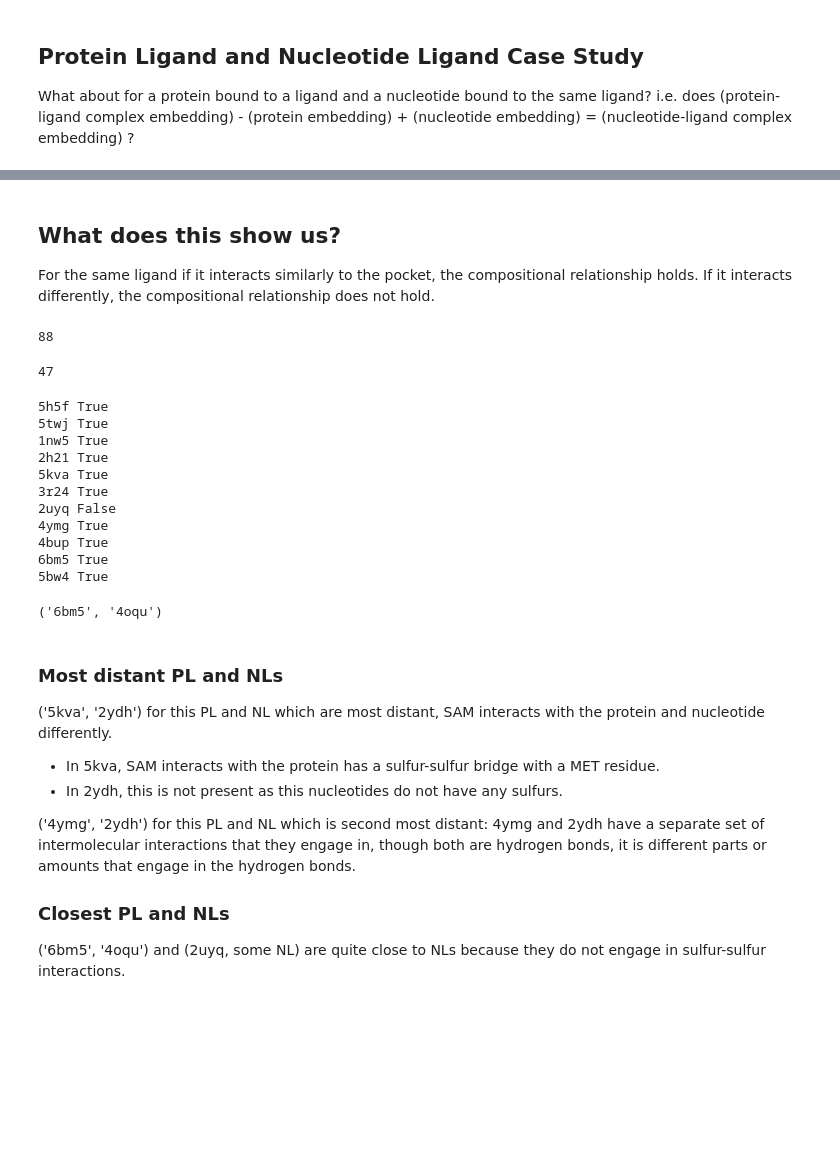
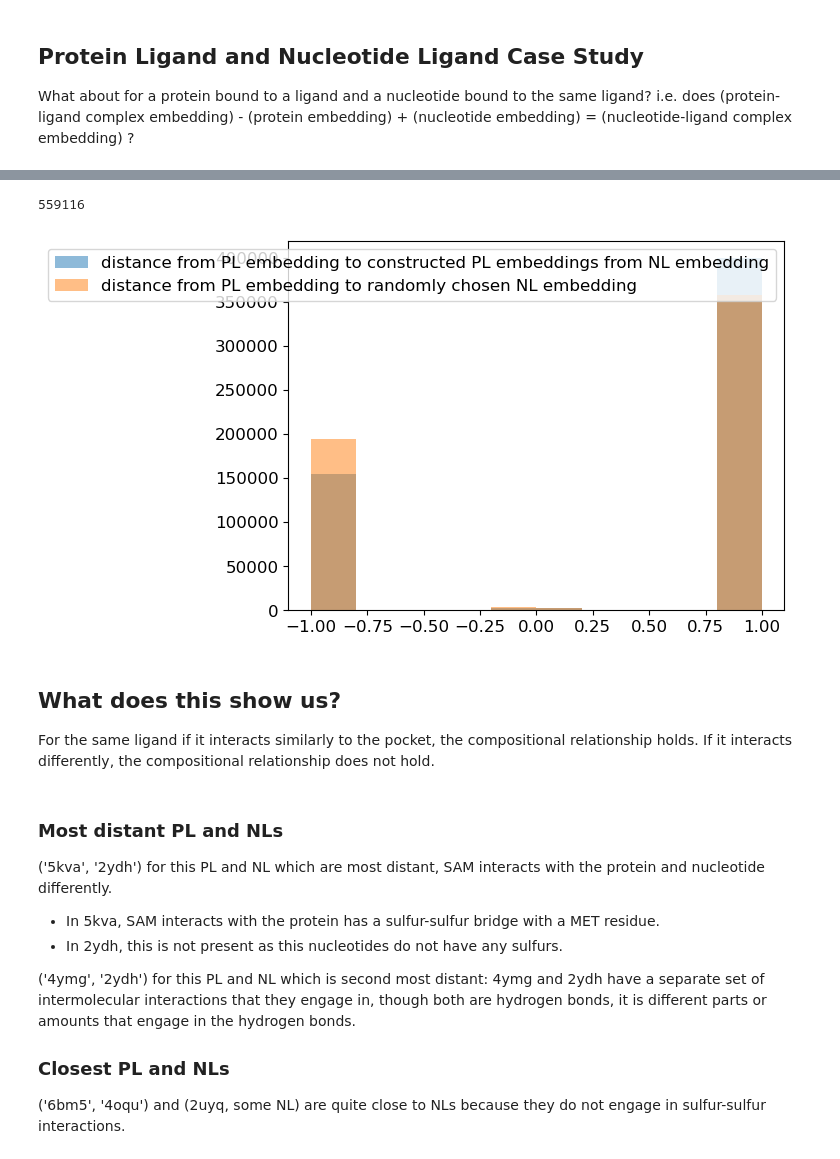
Before and after one commit to mims-harvard/ATOMICA, a Jupyter notebook: case_studies/composition_of_embeddings/can_embeddings_be_composed.ipynb, the cells around one changed output, grey strips where cells are left out. Cells and saved outputs as stored; diff of their text form; code cells hidden in the pictures; blank space fills up the shorter version.

```diff
--- a/case_studies/composition_of_embeddings/can_embeddings_be_composed.ipynb
+++ b/case_studies/composition_of_embeddings/can_embeddings_be_composed.ipynb
@@ -512,0 +305,4 @@ plt.show()
+# %%
+dataset_pion = PDBBindBenchmark("/n/holystore01/LABS/mzitnik_lab/Lab/afang/frequency_splits_torsion_09_2024/Pion_nonredund_test.pkl")
+dataset_pl = PDBBindBenchmark("/n/holystore01/LABS/mzitnik_lab/Lab/afang/frequency_splits_torsion_09_2024/PL_nonredund_test.pkl")
+dataset_nl = PDBBindBenchmark("/n/holystore01/LABS/mzitnik_lab/Lab/afang/frequency_splits_torsion_09_2024/RNAL_nonredund_test.pkl")
@@ -512,0 +336,2 @@ plt.show()
+# %%
+select_ligand = 'MG'
@@ -513,34 +437,50 @@ plt.show()
+# %%
+embeddings_n = {}
+for i in range(0, len(filtered_dataset_nl), batch_size):
+    model.eval()
+    with torch.no_grad():
+        minibatch_ = [BlockGeoAffDataset.filter_for_segment(d, 0) for d in filtered_dataset_nl[i:i+batch_size]]
+        minibatch = BlockGeoAffDataset.collate_fn(minibatch_)
+        pdb_ids = nl_pdbs[i:i+batch_size]
+        minibatch = Trainer.to_device(minibatch, "cuda")
+        output = model.infer(minibatch)
+        batch_id = torch.zeros_like(minibatch["segment_ids"])  # [Nb]
+        batch_id[torch.cumsum(minibatch["lengths"], dim=0)[:-1]] = 1
+        batch_id.cumsum_(dim=0)  # [Nb], item idx in the batch
+        for idx, pdb_id in enumerate(pdb_ids):
+            embeddings_n[pdb_id] = output.graph_repr[idx].cpu().numpy()
+# %%
+pion_constr_dist = []
+nl_constr_dist = []
+rand_dist = []
+pairs = list(itertools.product(pion_pdbs, nl_pdbs))
+
+other_nl_pdbs_embeddings = [embeddings_nl_all[x] for x in embeddings_nl_all.keys() if x not in nl_pdbs]
+
+for pion_pdb, nl_pdb in pairs:
+    pion_embedding = embeddings_pion[pion_pdb]
+    nl_embedding = embeddings_nl[nl_pdb]
+
+    pion_constr = embeddings_nl[nl_pdb] - embeddings_n[nl_pdb] + embeddings_p[pion_pdb]
+    nl_constr = embeddings_pion[pion_pdb] - embeddings_p[pion_pdb] + embeddings_n[nl_pdb]
+
+    nl_constr_dist.append(cosine_similarity(nl_constr.reshape(-1, 1), nl_embedding.reshape(-1, 1))[0][0])
+    rand_dist.append(cosine_similarity(random.choice(other_nl_pdbs_embeddings).reshape(-1, 1), nl_embedding.reshape(-1, 1))[0][0])
+# %%
+len(nl_constr_dist)
+# %% [output]
+559116
+# %%
+plt.hist(nl_constr_dist, alpha=0.5, label = "distance from PL embedding to constructed PL embeddings from NL embedding")
+# plt.hist(rand_dist1, label = "distance from PL embedding to random embeddings")
+plt.hist(rand_dist, alpha=0.5, label = "distance from PL embedding to randomly chosen NL embedding")
+plt.legend()
+plt.show()
+# %% [output]
+[figure, added]
 # %% [markdown]
 ## What does this show us?
 For the same ligand if it interacts similarly to the pocket, the compositional relationship holds. If it interacts differently, the compositional relationship does not hold.
-# %%
-len(pairs)
-# %% [output]
-88
-# %%
-sulfur = VOCAB.abrv_to_idx("S")
-sulfur
-# %% [output]
-47
-# %%
-for p in filtered_dataset_pl:
-    print(p["id"], sulfur in p["B"])
-# %% [output]
-5h5f True
-5twj True
-1nw5 True
-2h21 True
-5kva True
-3r24 True
-2uyq False
-4ymg True
-4bup True
-6bm5 True
-5bw4 True
-# %%
-pairs[pl_nl_dist.index(sorted(pl_nl_dist)[3])]
-# %% [output]
-('6bm5', '4oqu')
 # %% [markdown]
 ### Most distant PL and NLs
 ('5kva', '2ydh') for this PL and NL which are most distant, SAM interacts with the protein and nucleotide differently.
```
Also changed, not shown: parts of 52 cells of this notebook, 7 other files.
